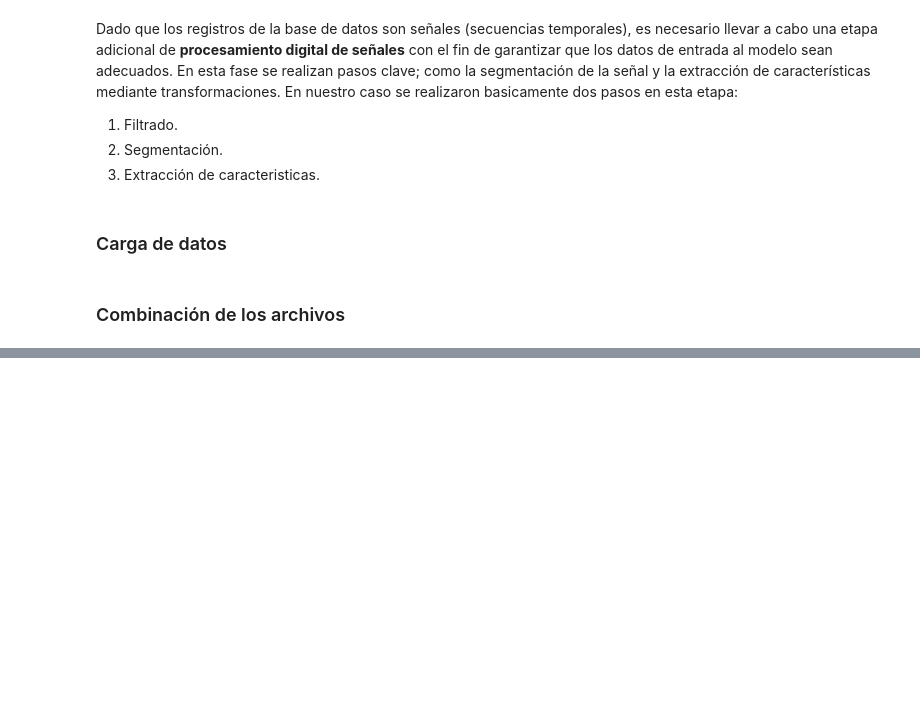
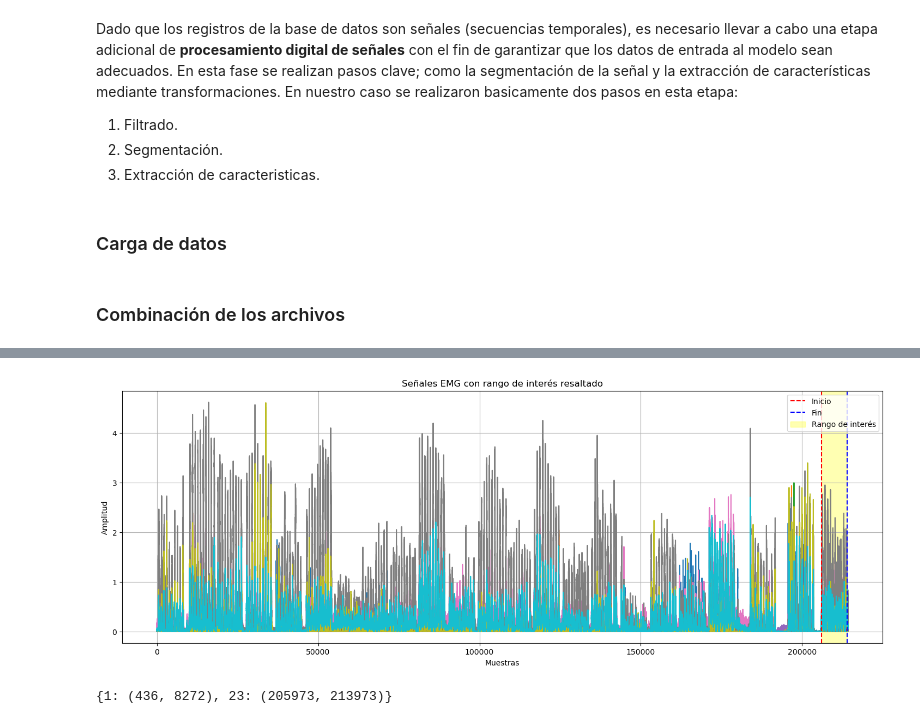
Before and after one commit to repos-especializacion-UdeA/monografia, a Jupyter notebook: notebooks/01_preprocesamiento_dataset.ipynb, the cells around one changed output, grey strips where cells are left out. Cells and saved outputs as stored; diff of their text form; code cells hidden in the pictures; blank space fills up the shorter version.

```diff
--- a/notebooks/01_preprocesamiento_dataset.ipynb
+++ b/notebooks/01_preprocesamiento_dataset.ipynb
@@ -483,0 +299,16 @@ Al finalizar este notebook se logro.
+# %%
+def get_exercise_ranges(data, num_exercise):
+    """
+    Obtiene los rangos de inicio y fin de un ejercicio específico en los datos.
+
+    Parámetros:
+        data (array-like): arreglo de datos que contiene información sobre ejercicios.
+        num_exercise (int): número del ejercicio a buscar.
+
+    Retorna:
+        List[Tuple[int, int]]: lista de tuplas (inicio, fin) donde aparecen bloques del ejercicio.
+    """
+    indexes = find_value_ranges(data, num_exercise)
+    initial_idex = indexes[0][0]  # Primer índice de inicio
+    final_idex = indexes[-1][1]  # Último índice de fin
+    return initial_idex, final_idex  # Retorna el rango del ejercicio específico
@@ -483,0 +331,33 @@ Al finalizar este notebook se logro.
+# %%
+ini_23, end_23 = get_exercise_ranges(restimulus_s1,23)
+# %%
+plt.figure(figsize=(18, 6))
+
+# Graficar las señales EMG
+for i in range(emg_s1.shape[1]):  # Iterar sobre cada canal de EMG
+    # plt.plot(emg_s1[:, i], label=f'Canal {i+1}')
+    plt.plot(emg_s1[:, i])
+
+# Agregar líneas verticales en ini_23 y end_23
+plt.axvline(x=ini_23, color='red', linestyle='--', label='Inicio')
+plt.axvline(x=end_23, color='blue', linestyle='--', label='Fin')
+
+# Agregar un fondo claro entre las líneas
+plt.axvspan(ini_23, end_23, color='yellow', alpha=0.3, label='Rango de interés')
+
+# Configurar etiquetas y leyenda
+plt.title('Señales EMG con rango de interés resaltado')
+plt.xlabel('Muestras')
+plt.ylabel('Amplitud')
+plt.legend()
+plt.grid(True)
+
+# Mostrar la gráfica
+plt.show()
+# %% [output]
+[figure, added]
+# %%
+index_ejercicios_s1 = get_multiple_exercise_ranges(restimulus_s1, [1,23])
+index_ejercicios_s1
+# %% [output]
+{1: (436, 8272), 23: (205973, 213973)}
```
Also changed, not shown: parts of 47 cells of this notebook.
